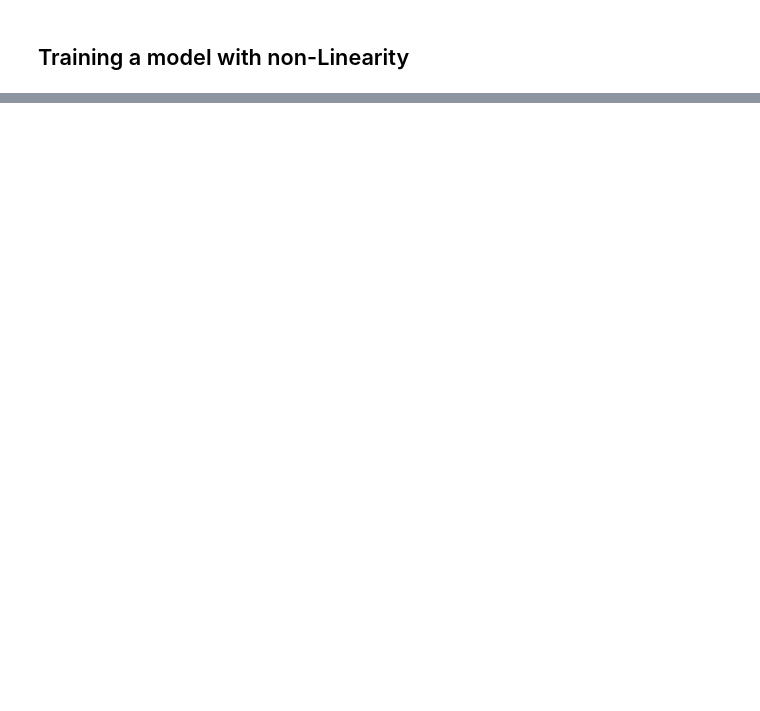
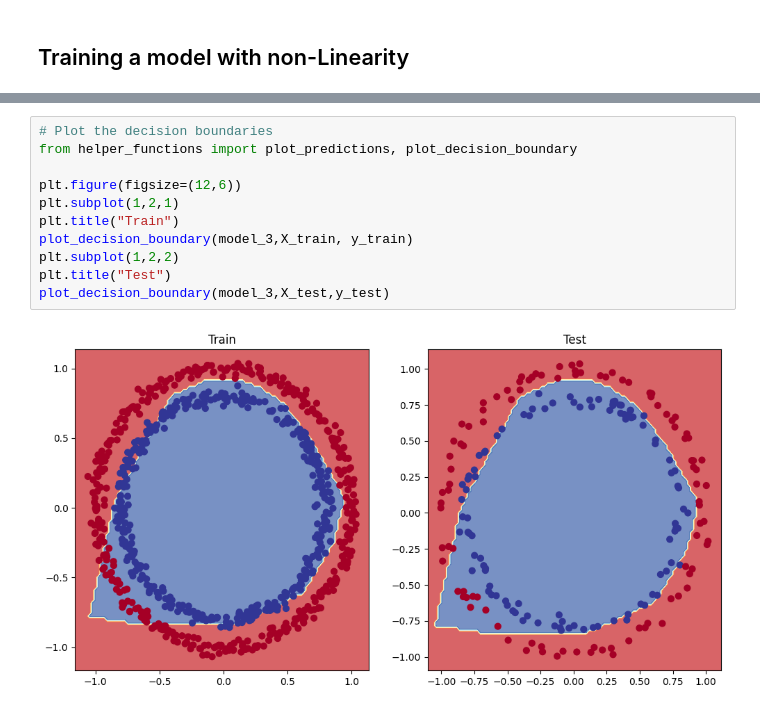
Before and after one commit to deepakrajteekaraman5/Pytorch, a Jupyter notebook: neural_network_classification_pytorch.ipynb, the cells around one changed output, grey strips where cells are left out. Saved outputs shown, nothing was run; the diff lists cells and outputs as text; blank space fills up the shorter version.

```diff
--- a/neural_network_classification_pytorch.ipynb
+++ b/neural_network_classification_pytorch.ipynb
@@ -748,0 +822,13 @@ optimizer = torch.optim.SGD(model_3.parameters(),
+# %%
+# Plot the decision boundaries
+from helper_functions import plot_predictions, plot_decision_boundary
+
+plt.figure(figsize=(12,6))
+plt.subplot(1,2,1)
+plt.title("Train")
+plot_decision_boundary(model_3,X_train, y_train)
+plt.subplot(1,2,2)
+plt.title("Test")
+plot_decision_boundary(model_3,X_test,y_test)
+# %% [output]
+[figure, added]
```
Also changed, not shown: parts of 6 cells of this notebook.
